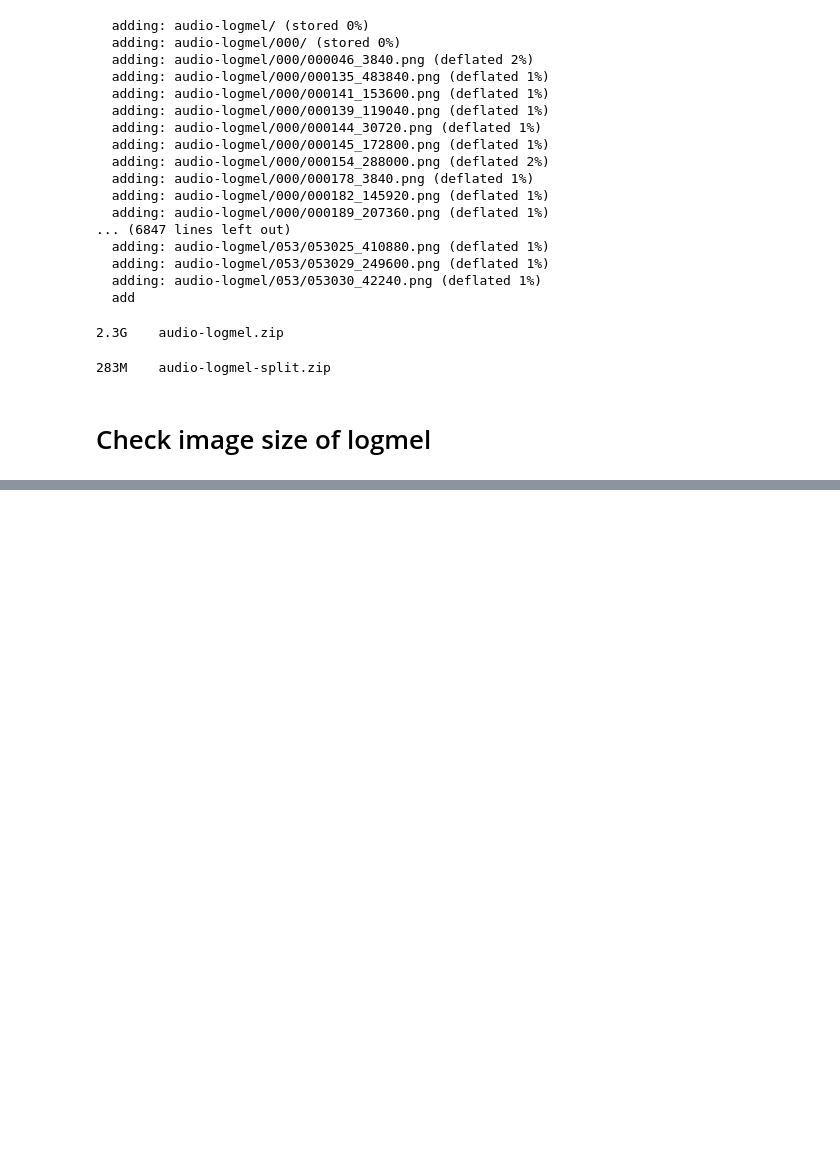
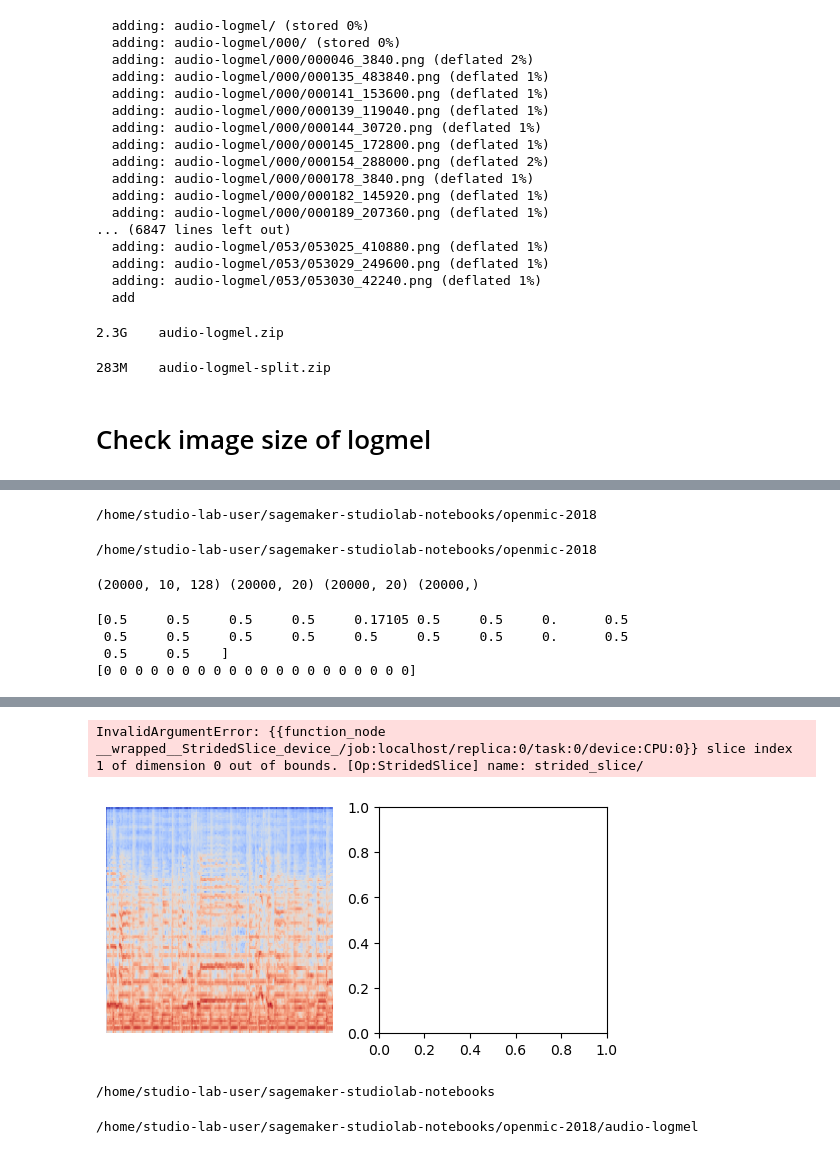
Before and after one commit to aritejhg/ESP3201-Instrument-indentification, a Jupyter notebook: data_preprocessing_logmel_studio.ipynb, the cells around one changed output, grey strips where cells are left out. Drawn from its saved outputs; the diff is of its cells as text; code cells hidden in the pictures; blank space fills up the shorter version.

Commit message:
added training

```diff
--- a/data_preprocessing_logmel_studio.ipynb
+++ b/data_preprocessing_logmel_studio.ipynb
@@ -377,0 +409,11 @@ Note: you may need to restart the kernel to use updated packages.
+# %%
+data_dir = "/home/studio-lab-user/sagemaker-studiolab-notebooks/openmic-2018/audio-logmel/"
+# %%
+train_ds = tf.keras.utils.image_dataset_from_directory(
+  data_dir,
+  labels= Y_true1,
+  label_mode = "categorical",
+  color_mode='rgb',
+  image_size=(224, 224),
+  crop_to_aspect_ratio=False,
+  batch_size=1)
@@ -377,0 +603,8 @@ Note: you may need to restart the kernel to use updated packages.
+# %%
+cd ..
+# %% [output]
+/home/studio-lab-user/sagemaker-studiolab-notebooks/openmic-2018
+# %%
+cd openmic-2018
+# %% [output]
+/home/studio-lab-user/sagemaker-studiolab-notebooks/openmic-2018
@@ -377,0 +617,26 @@ Note: you may need to restart the kernel to use updated packages.
+# %%
+data = np.load("openmic-2018.npz", allow_pickle = True)
+X, Y_true, Y_mask, sample_key = data['X'], data['Y_true'], data['Y_mask'], data['sample_key']
+print(X.shape, Y_true.shape, Y_mask.shape, sample_key.shape)
+# %% [output]
+(20000, 10, 128) (20000, 20) (20000, 20) (20000,)
+# %%
+print(Y_true[0])
+Y_true1 = np.where(Y_true > 0.5, 1, 0)
+print(Y_true1[0])
+# %% [output]
+[0.5     0.5     0.5     0.5     0.17105 0.5     0.5     0.      0.5
+ 0.5     0.5     0.5     0.5     0.5     0.5     0.5     0.      0.5
+ 0.5     0.5    ]
+[0 0 0 0 0 0 0 0 0 0 0 0 0 0 0 0 0 0 0 0]
+# %%
+import matplotlib.pyplot as plt
+
+plt.figure(figsize=(10, 10))
+for images, labels in train_ds.take(1):
+  for i in range(9):
+    ax = plt.subplot(3, 3, i + 1)
+    plt.imshow(images[i].numpy().astype("uint8"))
+    #plt.title(class_names[labels[i]])
+    plt.axis("off")
+# %% [output]
@@ -377,0 +644,10 @@ Note: you may need to restart the kernel to use updated packages.
+InvalidArgumentError: {{function_node __wrapped__StridedSlice_device_/job:localhost/replica:0/task:0/device:CPU:0}} slice index 1 of dimension 0 out of bounds. [Op:StridedSlice] name: strided_slice/
+[figure, added]
+# %%
+cd ..
+# %% [output]
+/home/studio-lab-user/sagemaker-studiolab-notebooks
+# %%
+cd openmic-2018/audio-logmel
+# %% [output]
+/home/studio-lab-user/sagemaker-studiolab-notebooks/openmic-2018/audio-logmel
```
Also changed, not shown: parts of 33 cells of this notebook.
